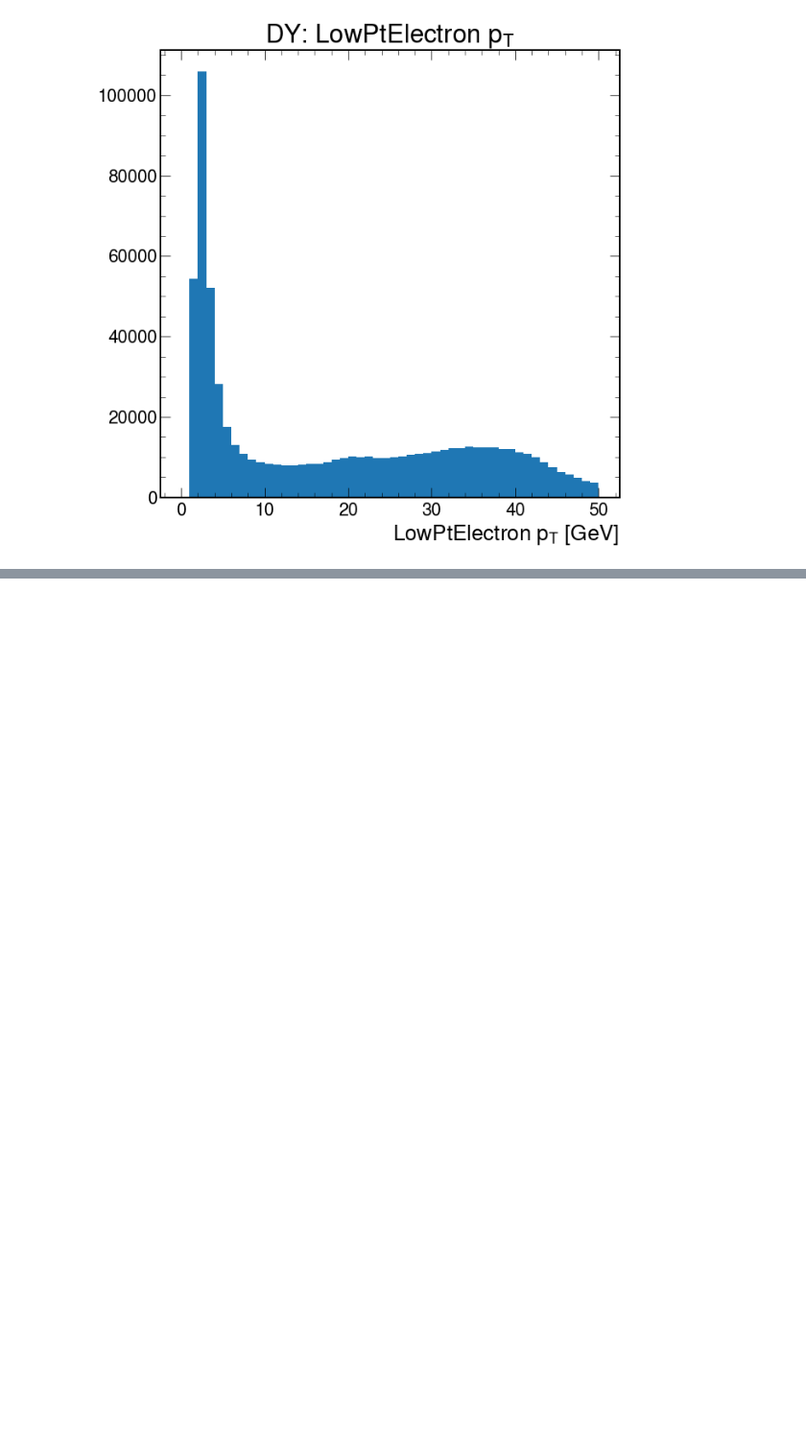
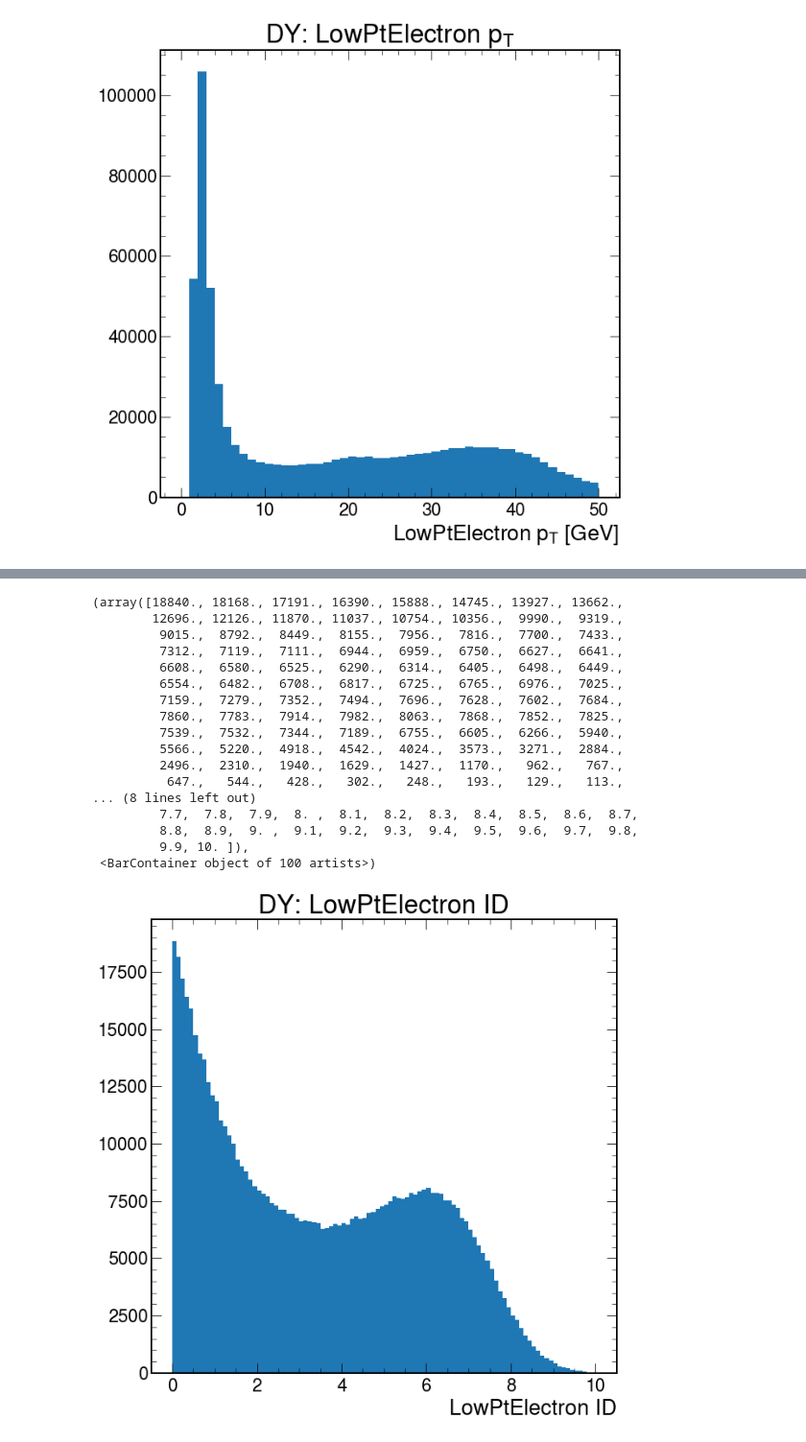
Before and after one commit to FNALLPC/egamma-hats, a Jupyter notebook: exercise-3.ipynb, the cells around one changed output, grey strips where cells are left out. Shown at 96% size. Drawn from its saved outputs; the diff is of its cells as text; code cells hidden in the pictures; blank space fills up the shorter version.

```diff
--- a/exercise-3.ipynb
+++ b/exercise-3.ipynb
@@ -272,0 +166,25 @@ ax.hist(ak.flatten(mass), bins = np.linspace(2, 4, 51));
+# %%
+# LowPtElectron ID
+fig, ax = plt.subplots()
+ax.set_title(r'DY: LowPtElectron ID')
+ax.set_xlabel(r'LowPtElectron ID')
+ax.hist(ak.flatten(dyevents.LowPtElectron.ID), bins = np.linspace(0, 10, 101))
+# %% [output]
+(array([18840., 18168., 17191., 16390., 15888., 14745., 13927., 13662.,
+        12696., 12126., 11870., 11037., 10754., 10356.,  9990.,  9319.,
+         9015.,  8792.,  8449.,  8155.,  7956.,  7816.,  7700.,  7433.,
+         7312.,  7119.,  7111.,  6944.,  6959.,  6750.,  6627.,  6641.,
+         6608.,  6580.,  6525.,  6290.,  6314.,  6405.,  6498.,  6449.,
+         6554.,  6482.,  6708.,  6817.,  6725.,  6765.,  6976.,  7025.,
+         7159.,  7279.,  7352.,  7494.,  7696.,  7628.,  7602.,  7684.,
+         7860.,  7783.,  7914.,  7982.,  8063.,  7868.,  7852.,  7825.,
+         7539.,  7532.,  7344.,  7189.,  6755.,  6605.,  6266.,  5940.,
+         5566.,  5220.,  4918.,  4542.,  4024.,  3573.,  3271.,  2884.,
+         2496.,  2310.,  1940.,  1629.,  1427.,  1170.,   962.,   767.,
+          647.,   544.,   428.,   302.,   248.,   193.,   129.,   113.,
+... (8 lines left out)
+         7.7,  7.8,  7.9,  8. ,  8.1,  8.2,  8.3,  8.4,  8.5,  8.6,  8.7,
+         8.8,  8.9,  9. ,  9.1,  9.2,  9.3,  9.4,  9.5,  9.6,  9.7,  9.8,
+         9.9, 10. ]),
+ <BarContainer object of 100 artists>)
+[figure, added]
```
Also changed, not shown: parts of 14 cells of this notebook.
